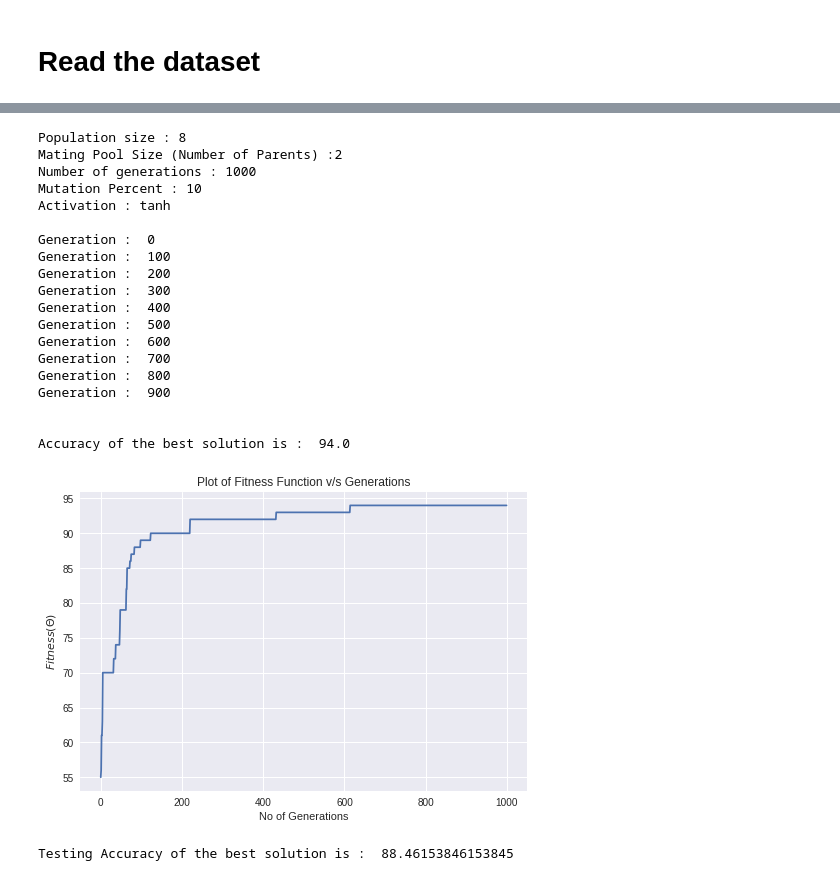
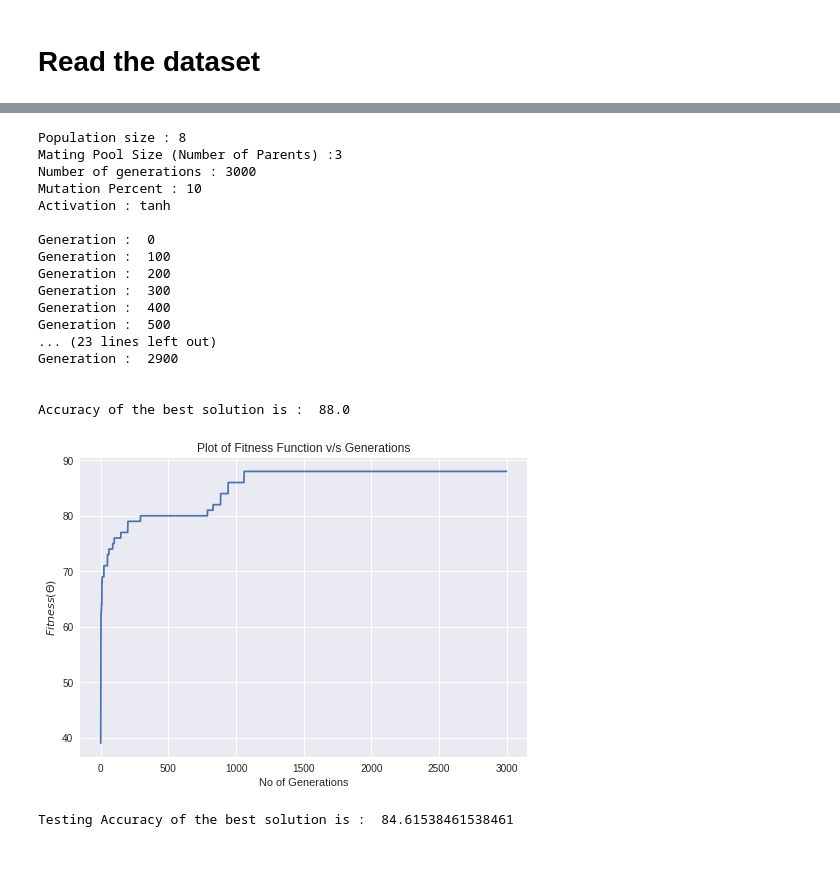
Before and after one commit to Radhesh-Sarma/Emotion-Detection, a Jupyter notebook: Genetic_Algorithm_Openface.ipynb, the cells around one changed output, grey strips where cells are left out. Cells and saved outputs as stored; diff of their text form; code cells hidden in the pictures.

```diff
--- a/Genetic_Algorithm_Openface.ipynb
+++ b/Genetic_Algorithm_Openface.ipynb
@@ -130,7 +130,7 @@ def normalize(dataset):
     dataNorm["Sad?"]=dataset["Sad?"]
     return dataNorm
 # %%
-df = pd.read_csv('gdrive/My Drive/combined.csv')
+df = pd.read_csv('combined.csv')
 df=df.drop(['face'],1)
 df=df.drop(['Unnamed: 1'],1)
 print(df)
@@ -232,29 +232,27 @@ def GA(sol_per_pop,num_parents_mating,num_generations,mutation_percent,HL1_neuro
   acc, predictions = predict_outputs(best_weights, data_inputs, data_outputs, activation=activation)
   print("Testing Accuracy of the best solution is : ", acc)
 # %%
-GA(sol_per_pop = 8,num_parents_mating = 2,num_generations = 1000,mutation_percent = 10,HL1_neurons = 150,HL2_neurons = 60,output_neurons = 2,activation = "tanh")
+GA(sol_per_pop = 8,num_parents_mating = 3,num_generations = 3000,mutation_percent = 10,HL1_neurons = 150,HL2_neurons = 60,output_neurons = 2,activation = "tanh")
 # %% [output]
 Population size : 8
-Mating Pool Size (Number of Parents) :2
-Number of generations : 1000
+Mating Pool Size (Number of Parents) :3
+Number of generations : 3000
 Mutation Percent : 10
 Activation : tanh
 
 Generation :  0
 Generation :  100
 Generation :  200
 Generation :  300
 Generation :  400
 Generation :  500
-Generation :  600
-Generation :  700
-Generation :  800
-Generation :  900
+... (23 lines left out)
+Generation :  2900
 
 
-Accuracy of the best solution is :  94.0
+Accuracy of the best solution is :  88.0
-[figure, old version]
+[figure, new version]
-Testing Accuracy of the best solution is :  88.46153846153845
+Testing Accuracy of the best solution is :  84.61538461538461
 # %%
 def garson(A, B, C):
     """
```
